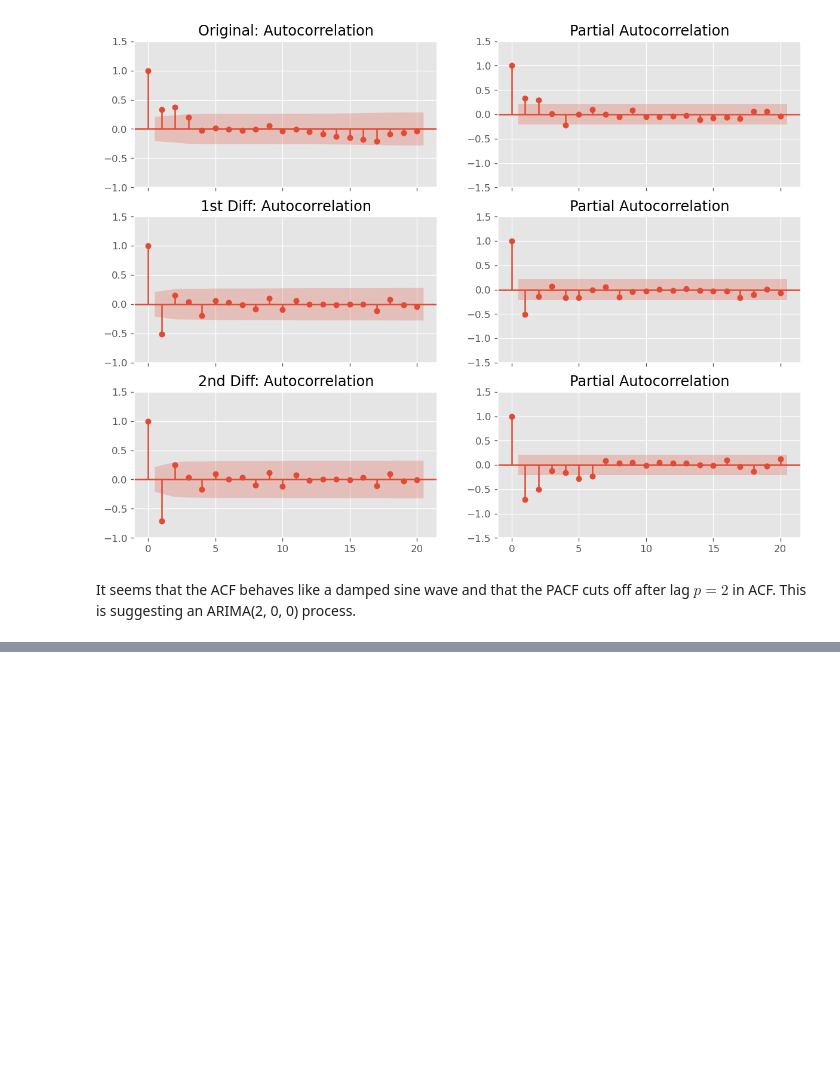
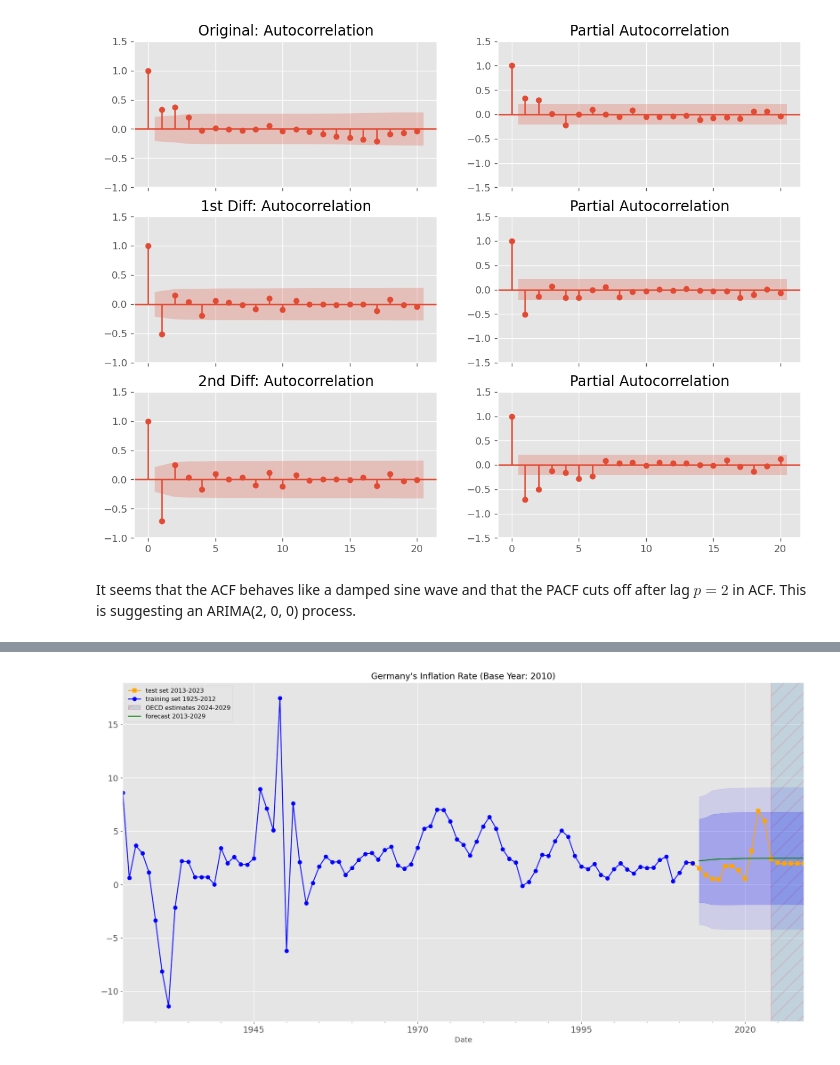
Before and after one commit to qfe-bonn/Quant-Team, a Jupyter notebook: 2025-Summer/ARIMA_Inflation_Forecast/ARIMA_Inflation_Forecast.ipynb, the cells around one changed output, grey strips where cells are left out. Cells and saved outputs as stored; diff of their text form; code cells hidden in the pictures; blank space fills up the shorter version.

```diff
--- a/2025-Summer/ARIMA_Inflation_Forecast/ARIMA_Inflation_Forecast.ipynb
+++ b/2025-Summer/ARIMA_Inflation_Forecast/ARIMA_Inflation_Forecast.ipynb
@@ -346,0 +334,37 @@ Warnings:
+# %%
+forecast_series = model_arima_2_fit.forecast(17)
+forecast = model_arima_2_fit.get_forecast(40)
+conf_int_95 = forecast.conf_int(alpha=0.05)  # 95% conf
+conf_int_80 = forecast.conf_int(alpha=0.2)  # 80% conf
+# %%
+plt.figure(figsize=(20,10))
+plt.title("Germany's Inflation Rate (Base Year: 2010)",fontsize=14)
+df_1925["2012":]["infl"].plot(label="test set 2013-2023",fontsize=14,color="orange",marker="s")
+df_1925[:"2012"]["infl"].plot(label="training set 1925-2012",fontsize=14,color="blue",marker="o")
+
+plt.axvspan(datetime(2024, 1, 1), datetime(2029, 1, 1), alpha=0.2, hatch='/', edgecolor='red', linewidth=1,label="OECD estimates 2024-2029")
+
+
+plt.plot(forecast_series, label="forecast 2013-2029", color="green")
+
+
+plt.fill_between(
+    conf_int_95.index,
+    conf_int_95["lower infl"],
+    conf_int_95["upper infl"],
+    color="b",
+    alpha=0.1,
+)
+
+plt.fill_between(
+    conf_int_80.index,
+    conf_int_80["lower infl"],
+    conf_int_80["upper infl"],
+    color="b",
+    alpha=0.2,
+)
+
+plt.legend()
+plt.show()
+# %% [output]
+[figure, added]
```
Also changed, not shown: parts of 8 cells of this notebook, 1 other file.
